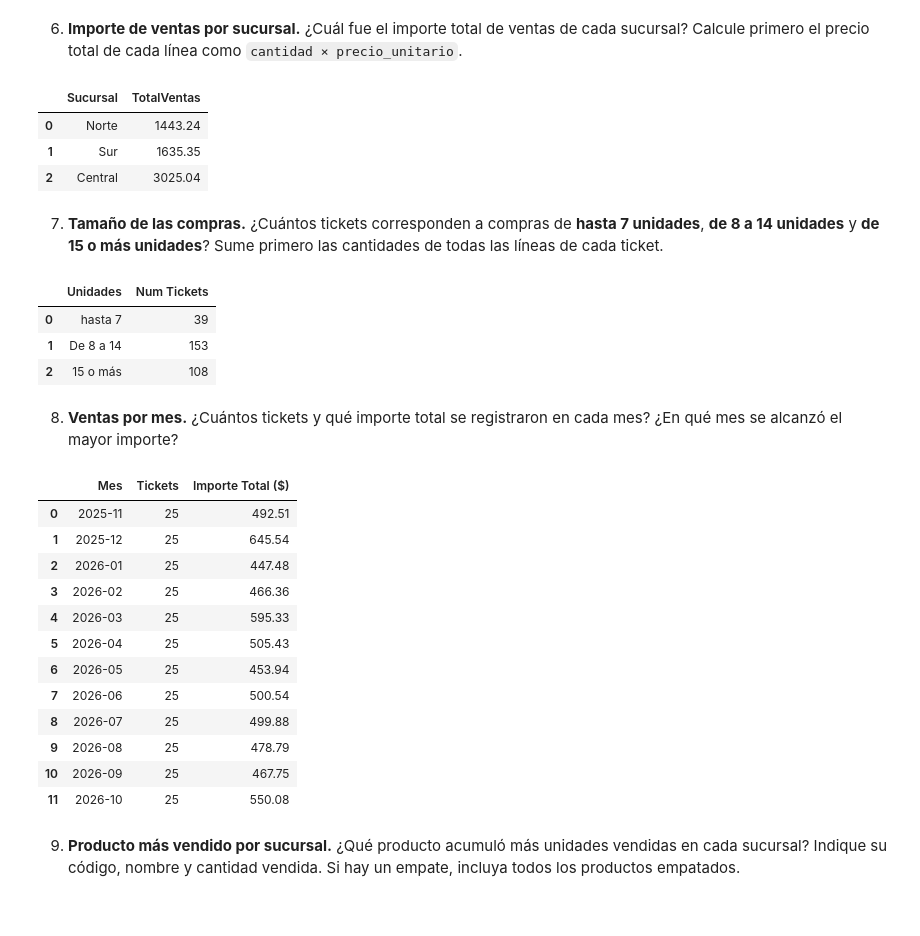
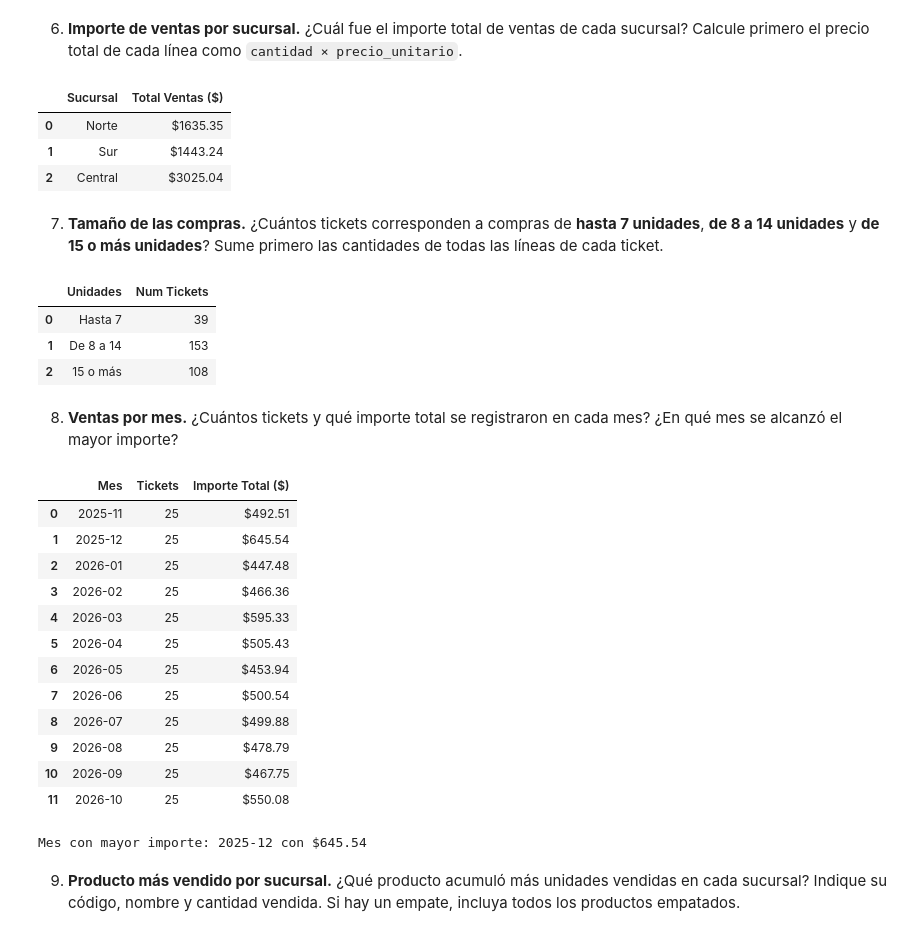
Before and after one commit to emilygabrielagarrido2007-spec/Tareas---Introduccion-a-sistemas-de-informacion, a Jupyter notebook: ExamenCorreccion_1bim.ipynb, the cells around one changed output. Drawn from its saved outputs; the diff is of its cells as text; code cells hidden in the pictures.

```diff
--- a/ExamenCorreccion_1bim.ipynb
+++ b/ExamenCorreccion_1bim.ipynb
@@ -146,16 +160,20 @@ ticketTrans=0
 ticketEfec=0
 ticketTar=0
 ticketSR=0
+#Para los tickets que ya se contaron
+ticketsVistos = []
 
-for metodo in df_V["metodo_pago"]:
-    if metodo == "Transferencia":
-        ticketTrans+=1
-    elif metodo== "Efectivo":
-        ticketEfec+=1
-    elif metodo=="Tarjeta":
-        ticketTar+=1
-    else:
-        ticketSR+=1
+for ticket, metodo in zip(df_V["id_ticket"], df_V["metodo_pago"]): #Añado la fila de tickets para analizar
+    if ticket not in ticketsVistos:      # solo cuenta el ticket la primera vez que aparece
+        ticketsVistos.append(ticket)
+        if metodo == "Transferencia":
+            ticketTrans += 1
+        elif metodo == "Efectivo":
+            ticketEfec += 1
+        elif metodo == "Tarjeta":
+            ticketTar += 1
+        else:
+            ticketSR += 1
 
 
 tablaMetodo=pd.DataFrame({
@@ -256,6 +302,8 @@ display(tablaVSucursalCateg)
 # %% [markdown]
 6. **Importe de ventas por sucursal.** ¿Cuál fue el importe total de ventas de cada sucursal? Calcule primero el precio total de cada línea como `cantidad × precio_unitario`.
 # %%
+#Está correcto el código
+
 ventasSur=[]
 ventasNorte=[]
 ventasCentral=[]
@@ -274,18 +322,22 @@ ventasTCentral=sum(ventasCentral)
 
 tablaVSuc= pd.DataFrame({
     "Sucursal": ["Norte", "Sur", "Central"],
-    "TotalVentas": [ventasTSur, ventasTNorte, ventasTCentral]
+    "Total Ventas ($)": [f"${ventasTNorte:.2f}", f"${ventasTSur:.2f}", f"${ventasTCentral:.2f}"]
+    #Cambié el orden de las variables porque estaba alrevés
+    #Modifiqué la tabla para que salga con dos decimales y el signo de dólar
 })
 
 display(tablaVSuc)
 # %% [output]
-|  | Sucursal | TotalVentas |
-| 0 | Norte | 1443.24 |
-| 1 | Sur | 1635.35 |
-| 2 | Central | 3025.04 |
+|  | Sucursal | Total Ventas ($) |
+| 0 | Norte | $1635.35 |
+| 1 | Sur | $1443.24 |
+| 2 | Central | $3025.04 |
 # %% [markdown]
 7. **Tamaño de las compras.** ¿Cuántos tickets corresponden a compras de **hasta 7 unidades**, **de 8 a 14 unidades** y **de 15 o más unidades**? Sume primero las cantidades de todas las líneas de cada ticket.
 # %%
+#Está correcto el código
+
 ticketCant={}
 hasta7=0
 de8_14=0
@@ -307,23 +359,23 @@ for ticket, total in ticketCant.items():
         de15oMas+=1
 
 
-
-
 tablaTickets=pd.DataFrame({
-    "Unidades": ["hasta 7", "De 8 a 14", "15 o más"],
+    "Unidades": ["Hasta 7", "De 8 a 14", "15 o más"],
     "Num Tickets" :[hasta7, de8_14, de15oMas ]
 })
 
 display(tablaTickets)
 # %% [output]
 |  | Unidades | Num Tickets |
-| 0 | hasta 7 | 39 |
+| 0 | Hasta 7 | 39 |
 | 1 | De 8 a 14 | 153 |
 | 2 | 15 o más | 108 |
 # %% [markdown]
 
 8. **Ventas por mes.** ¿Cuántos tickets y qué importe total se registraron en cada mes? ¿En qué mes se alcanzó el mayor importe?
 # %%
+#Está correcto el código
+
 conteoTickets=df_V["id_ticket"].value_counts()
 cantidadTickets= len(conteoTickets)
 
@@ -334,46 +386,51 @@ mesesimportes={}
 
 tickMes1=0
 for fecha, ticket, cant, precio  in zip(df_V["fecha"], df_V["id_ticket"], df_V["cantidad"], df_V["precio_unitario"]):
     mes= str(fecha)[:7]
     importe = cant * precio
 
     if mes not in mesesimportes:
         mesesimportes[mes]=0
         mesestickets[mes]= set()
 
     mesesimportes[mes]+= importe
     mesestickets[mes].add(ticket)
 
 
 lista_meses = sorted(mesesimportes.keys())
 lista_tickets = [
     len(mesestickets[m]) for m in lista_meses
 ]
 lista_importes = [round(mesesimportes[m], 2) for m in lista_meses]
 
 tablaVentasMes = pd.DataFrame({
     "Mes": lista_meses,
     "Tickets": lista_tickets,
-    "Importe Total ($)": lista_importes,
+    "Importe Total ($)": [f"${importe:.2f}" for importe in lista_importes],
+    #Modifiqué la fila para que salga con dos decimales y el signo de dólar
 })
 display(tablaVentasMes)
 
 mayor_importe = max(lista_importes)
 indice_mayor = lista_importes.index(mayor_importe)
+
+print("Mes con mayor importe:", lista_meses[indice_mayor], "con $" + format(mayor_importe, ".2f"))
+#Mandé a imprimir el mes con mayor importe, símbolo de dólar y redondeado a dos decimales
 # %% [output]
 |  | Mes | Tickets | Importe Total ($) |
-| 0 | 2025-11 | 25 | 492.51 |
-| 1 | 2025-12 | 25 | 645.54 |
-| 2 | 2026-01 | 25 | 447.48 |
-| 3 | 2026-02 | 25 | 466.36 |
-| 4 | 2026-03 | 25 | 595.33 |
-| 5 | 2026-04 | 25 | 505.43 |
-| 6 | 2026-05 | 25 | 453.94 |
-| 7 | 2026-06 | 25 | 500.54 |
-| 8 | 2026-07 | 25 | 499.88 |
-| 9 | 2026-08 | 25 | 478.79 |
-| 10 | 2026-09 | 25 | 467.75 |
-| 11 | 2026-10 | 25 | 550.08 |
+| 0 | 2025-11 | 25 | $492.51 |
+| 1 | 2025-12 | 25 | $645.54 |
+| 2 | 2026-01 | 25 | $447.48 |
+| 3 | 2026-02 | 25 | $466.36 |
+| 4 | 2026-03 | 25 | $595.33 |
+| 5 | 2026-04 | 25 | $505.43 |
+| 6 | 2026-05 | 25 | $453.94 |
+| 7 | 2026-06 | 25 | $500.54 |
+| 8 | 2026-07 | 25 | $499.88 |
+| 9 | 2026-08 | 25 | $478.79 |
+| 10 | 2026-09 | 25 | $467.75 |
+| 11 | 2026-10 | 25 | $550.08 |
+Mes con mayor importe: 2025-12 con $645.54
 # %% [markdown]
 
 9. **Producto más vendido por sucursal.** ¿Qué producto acumuló más unidades vendidas en cada sucursal? Indique su código, nombre y cantidad vendida. Si hay un empate, incluya todos los productos empatados.
```
Also changed, not shown: parts of 8 cells of this notebook.
